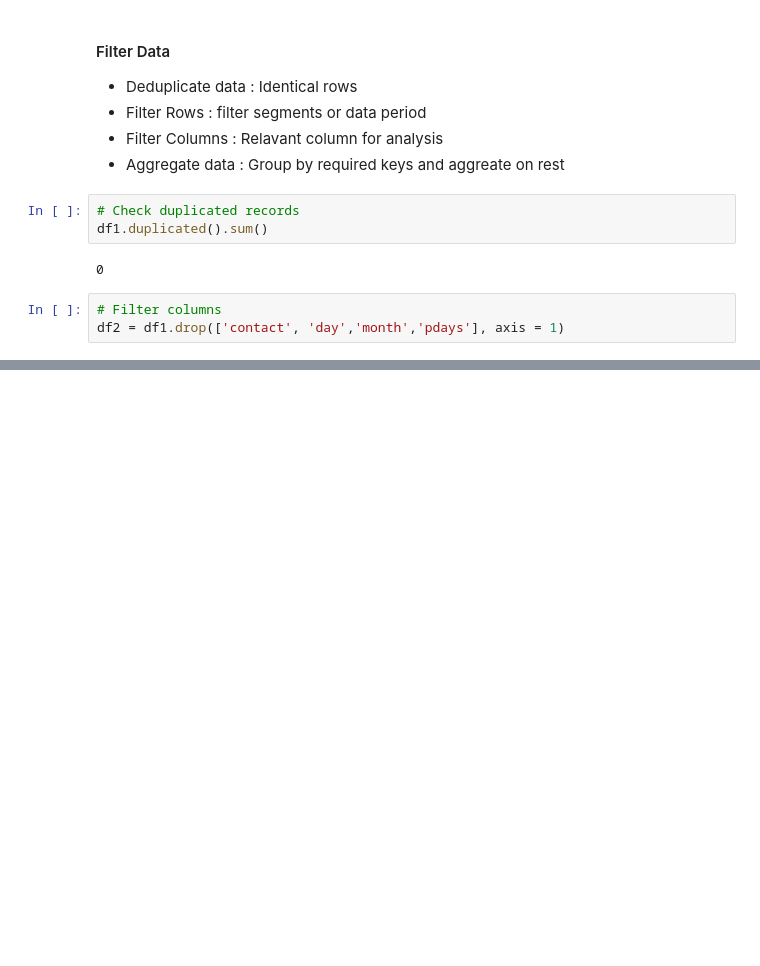
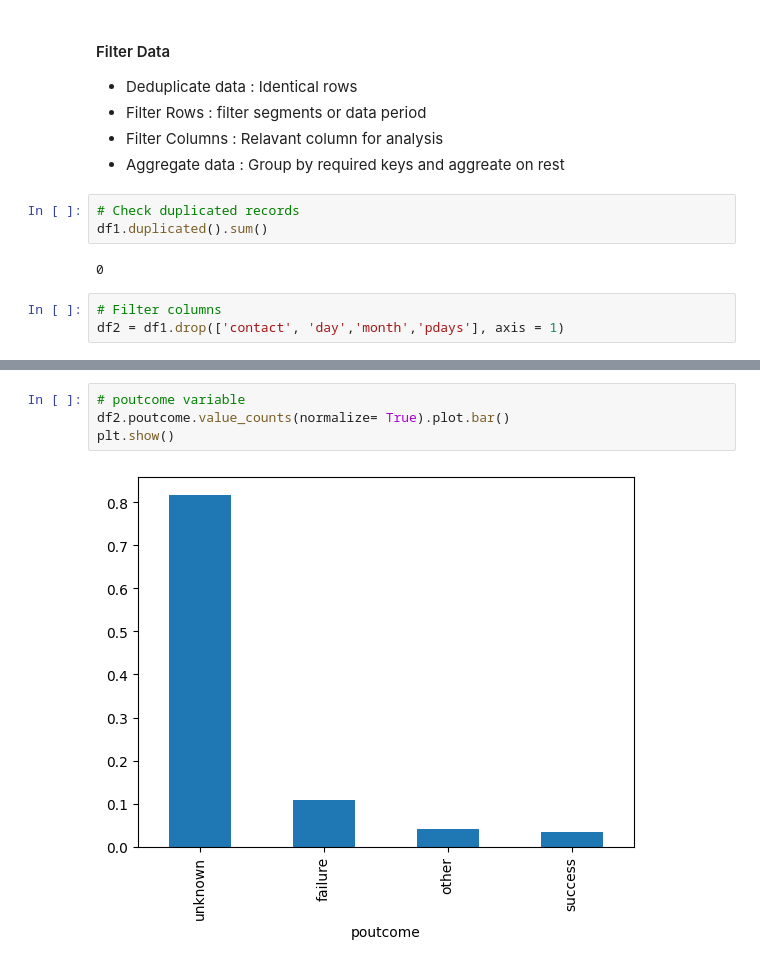
Before and after one commit to amanpanda95/Bank-Campaign-EDA, a Jupyter notebook: bank_campaign_eda.ipynb, the cells around one changed output, grey strips where cells are left out. Cells and saved outputs as stored; diff of their text form; blank space fills up the shorter version.

```diff
--- a/bank_campaign_eda.ipynb
+++ b/bank_campaign_eda.ipynb
@@ -431,0 +493,6 @@ df2.head()
+# %%
+# poutcome variable
+df2.poutcome.value_counts(normalize= True).plot.bar()
+plt.show()
+# %% [output]
+[figure, added]
```
Also changed, not shown: parts of 55 cells of this notebook.
